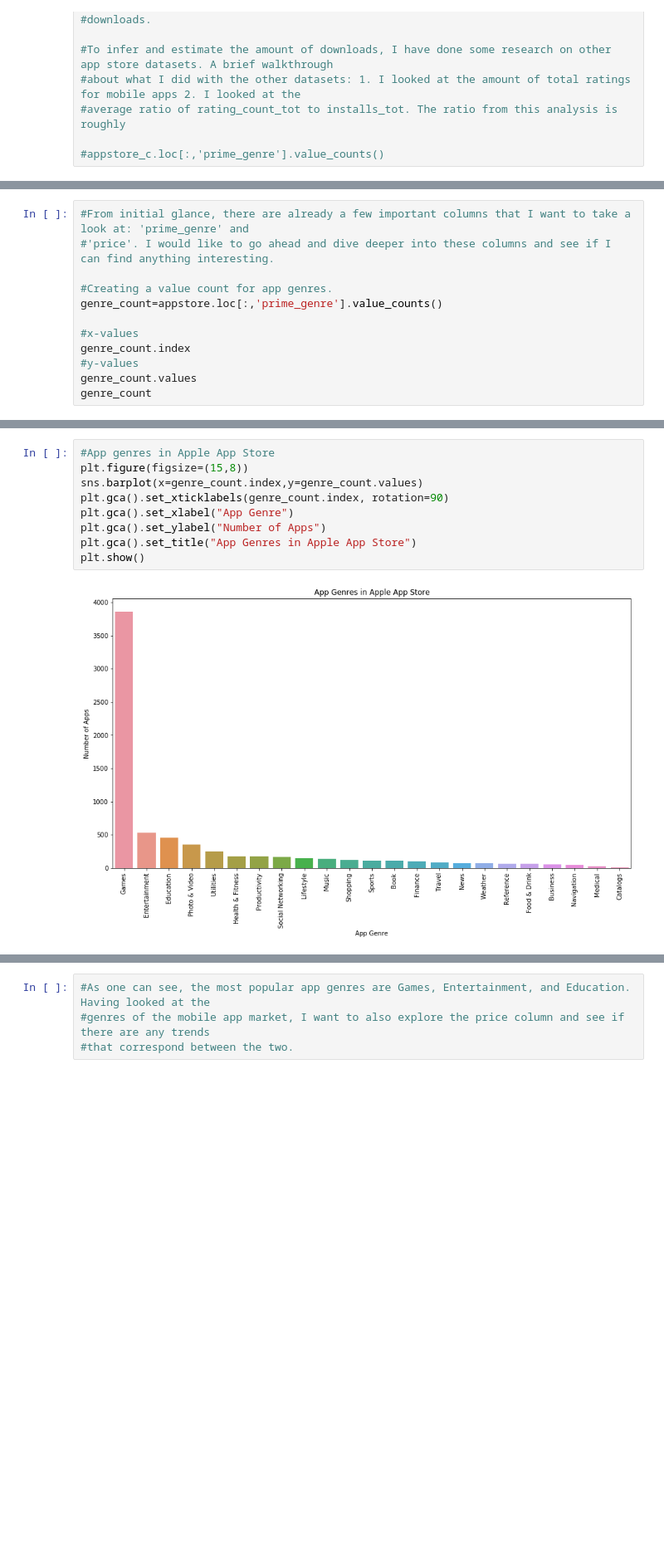
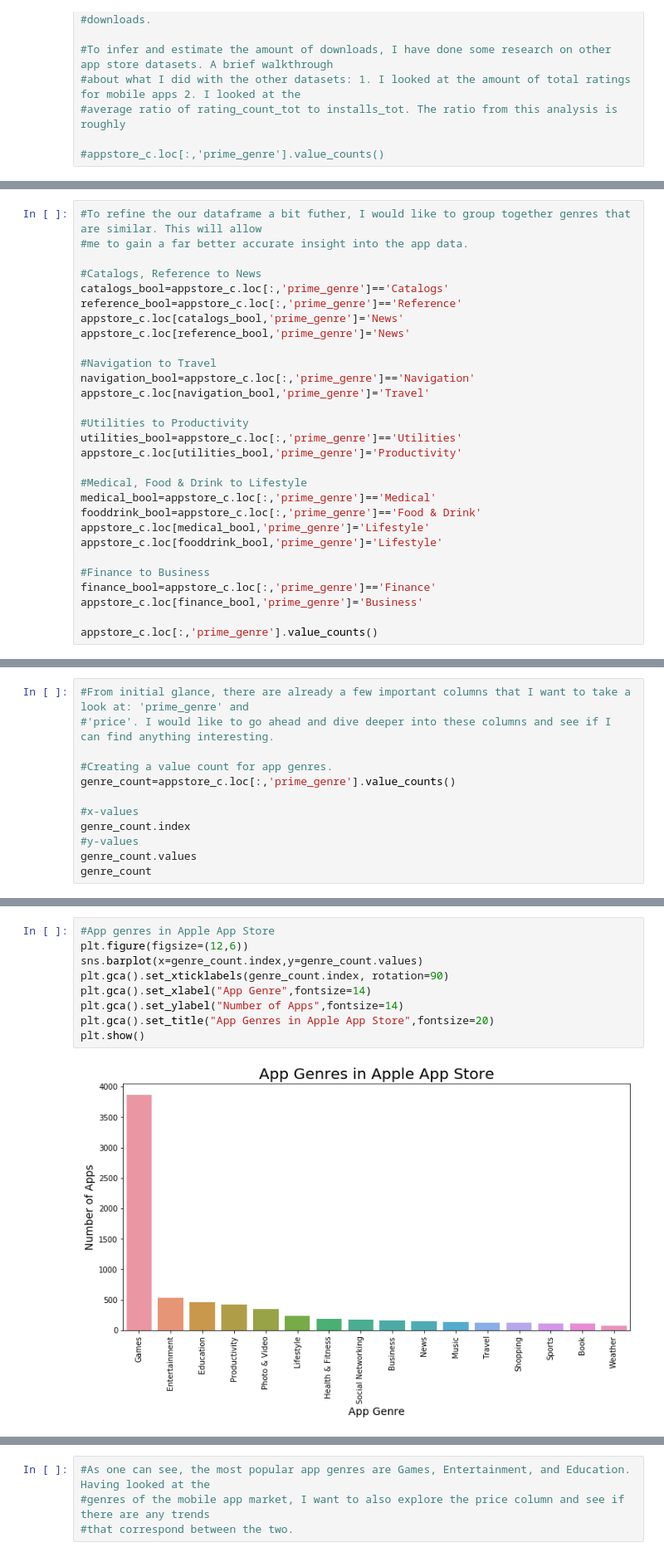
Before and after one commit to agchen92/AppleAppStore, a Jupyter notebook: AppleAppStore.ipynb, the cells around one changed output, grey strips where cells are left out. Shown at 83% size. Drawn from its saved outputs; the diff is of its cells as text; blank space fills up the shorter version.

Commit message:
Exploratory data analysis and visualization.

```diff
--- a/AppleAppStore.ipynb
+++ b/AppleAppStore.ipynb
@@ -236,3 +237,32 @@ appstore_c.head(3)
 | 1 | 281656475 | PAC-MAN Premium | 100.79 | 3.99 | 21292 | 26 | 4.0 | ... |
 | 2 | 281796108 | Evernote - stay organized | 158.58 | 0.00 | 161065 | 26 | 4.0 | ... |
 | 3 | 281940292 | WeatherBug - Local Weather, Radar... | 100.52 | 0.00 | 188583 | 2822 | 3.5 | ... |
+# %%
+#To refine the our dataframe a bit futher, I would like to group together genres that are similar. This will allow
+#me to gain a far better accurate insight into the app data.
+
+#Catalogs, Reference to News
+catalogs_bool=appstore_c.loc[:,'prime_genre']=='Catalogs'
+reference_bool=appstore_c.loc[:,'prime_genre']=='Reference'
+appstore_c.loc[catalogs_bool,'prime_genre']='News'
+appstore_c.loc[reference_bool,'prime_genre']='News'
+
+#Navigation to Travel
+navigation_bool=appstore_c.loc[:,'prime_genre']=='Navigation'
+appstore_c.loc[navigation_bool,'prime_genre']='Travel'
+
+#Utilities to Productivity
+utilities_bool=appstore_c.loc[:,'prime_genre']=='Utilities'
+appstore_c.loc[utilities_bool,'prime_genre']='Productivity'
+
+#Medical, Food & Drink to Lifestyle
+medical_bool=appstore_c.loc[:,'prime_genre']=='Medical'
+fooddrink_bool=appstore_c.loc[:,'prime_genre']=='Food & Drink'
+appstore_c.loc[medical_bool,'prime_genre']='Lifestyle'
+appstore_c.loc[fooddrink_bool,'prime_genre']='Lifestyle'
+
+#Finance to Business
+finance_bool=appstore_c.loc[:,'prime_genre']=='Finance'
+appstore_c.loc[finance_bool,'prime_genre']='Business'
+
+appstore_c.loc[:,'prime_genre'].value_counts()
@@ -241,7 +289,7 @@ appstore_c.head(3)
 #'price'. I would like to go ahead and dive deeper into these columns and see if I can find anything interesting.
 
 #Creating a value count for app genres.
-genre_count=appstore.loc[:,'prime_genre'].value_counts()
+genre_count=appstore_c.loc[:,'prime_genre'].value_counts()
 
 #x-values
 genre_count.index
@@ -268,12 +316,12 @@ Catalogs               10
 Name: prime_genre, dtype: int64
 # %%
 #App genres in Apple App Store
-plt.figure(figsize=(15,8))
+plt.figure(figsize=(12,6))
 sns.barplot(x=genre_count.index,y=genre_count.values)
 plt.gca().set_xticklabels(genre_count.index, rotation=90)
-plt.gca().set_xlabel("App Genre")
-plt.gca().set_ylabel("Number of Apps")
-plt.gca().set_title("App Genres in Apple App Store")
+plt.gca().set_xlabel("App Genre",fontsize=14)
+plt.gca().set_ylabel("Number of Apps",fontsize=14)
+plt.gca().set_title("App Genres in Apple App Store",fontsize=20)
 plt.show()
 # %% [output]
-[figure, old version]
+[figure, new version]
```
Also changed, not shown: parts of 15 cells of this notebook.
